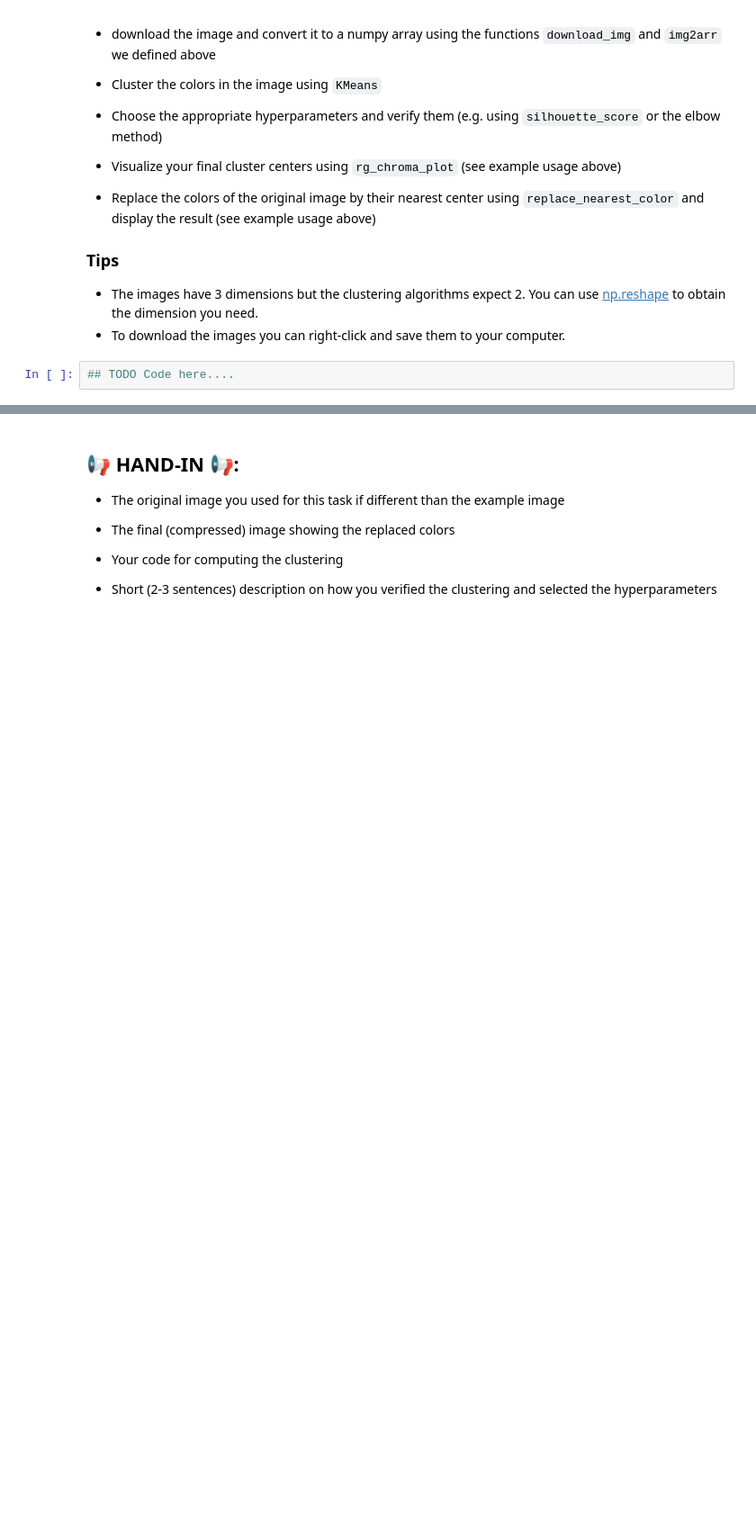
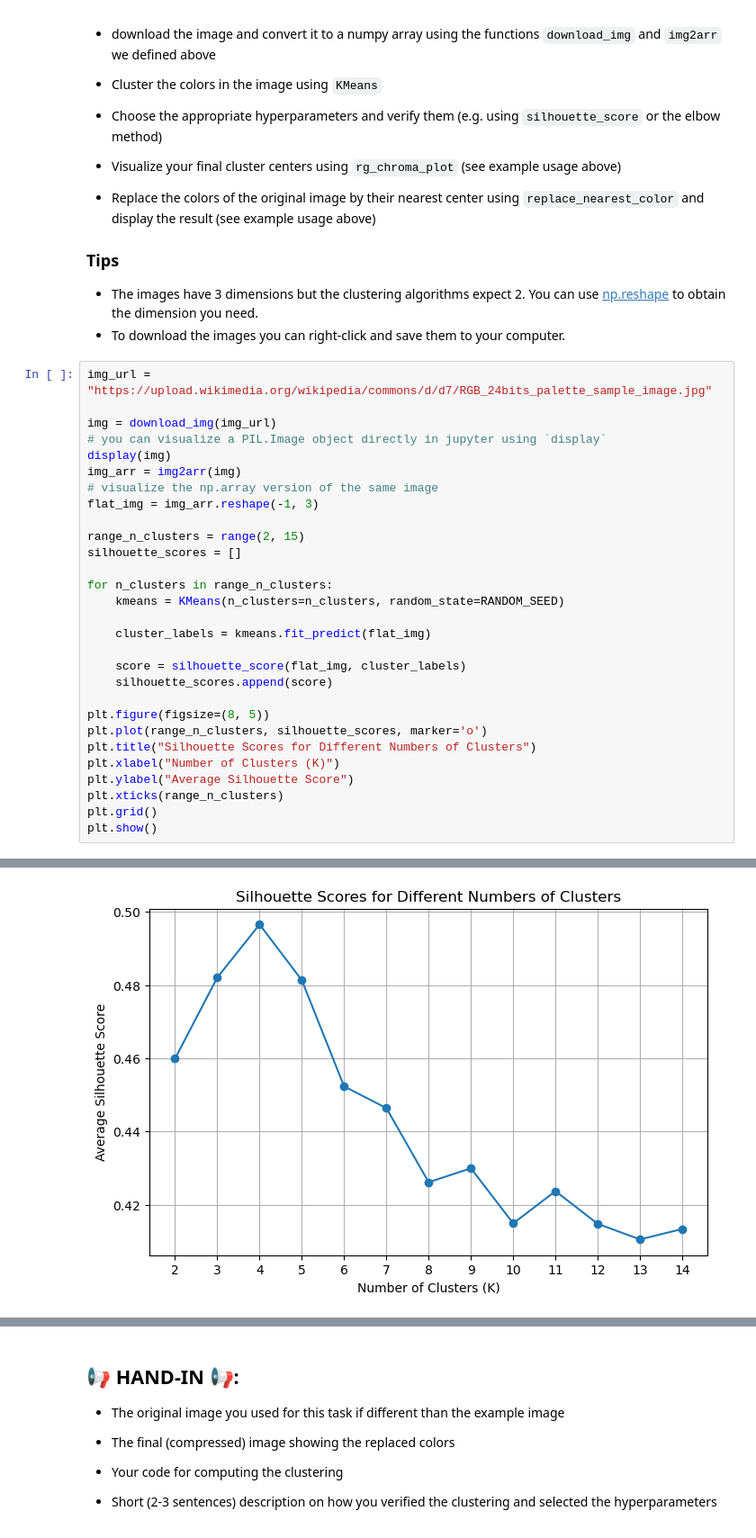
Before and after one commit to michamettler/zhaw-mldm, a Jupyter notebook: L11/L12_Clustering_Assignment.ipynb, the cells around one changed output, grey strips where cells are left out. Shown at 90% size. Saved outputs shown, nothing was run; the diff lists cells and outputs as text; blank space fills up the shorter version.

```diff
--- a/L11/L12_Clustering_Assignment.ipynb
+++ b/L11/L12_Clustering_Assignment.ipynb
@@ -334,5 +334,33 @@ display(arr2img(replaced))
 
 * The images have 3 dimensions but the clustering algorithms expect 2. You can use [np.reshape](https://numpy.org/doc/stable/reference/generated/numpy.reshape.html) to obtain the dimension you need.
 * To download the images you can right-click and save them to your computer.
-# %%
-## TODO Code here....
+# %%
+img_url = "https://upload.wikimedia.org/wikipedia/commons/d/d7/RGB_24bits_palette_sample_image.jpg"
+
+img = download_img(img_url)
+# you can visualize a PIL.Image object directly in jupyter using `display`
+display(img)
+img_arr = img2arr(img)
+# visualize the np.array version of the same image
+flat_img = img_arr.reshape(-1, 3)
+
+range_n_clusters = range(2, 15)
+silhouette_scores = []
+
+for n_clusters in range_n_clusters:
+    kmeans = KMeans(n_clusters=n_clusters, random_state=RANDOM_SEED)
+
+    cluster_labels = kmeans.fit_predict(flat_img)
+
+    score = silhouette_score(flat_img, cluster_labels)
+    silhouette_scores.append(score)
+
+plt.figure(figsize=(8, 5))
+plt.plot(range_n_clusters, silhouette_scores, marker='o')
+plt.title("Silhouette Scores for Different Numbers of Clusters")
+plt.xlabel("Number of Clusters (K)")
+plt.ylabel("Average Silhouette Score")
+plt.xticks(range_n_clusters)
+plt.grid()
+plt.show()
+# %% [output]
@@ -338,0 +368 @@ display(arr2img(replaced))
+[figure, added]
```
Also changed, not shown: parts of 2 cells of this notebook.
